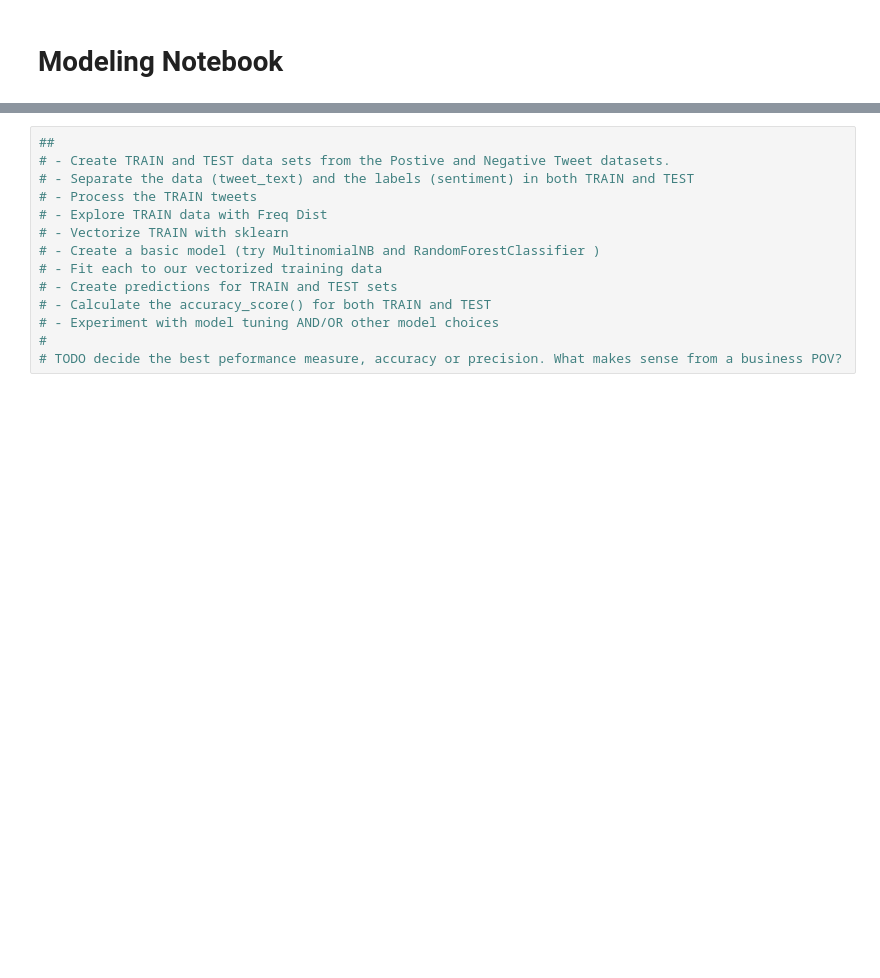
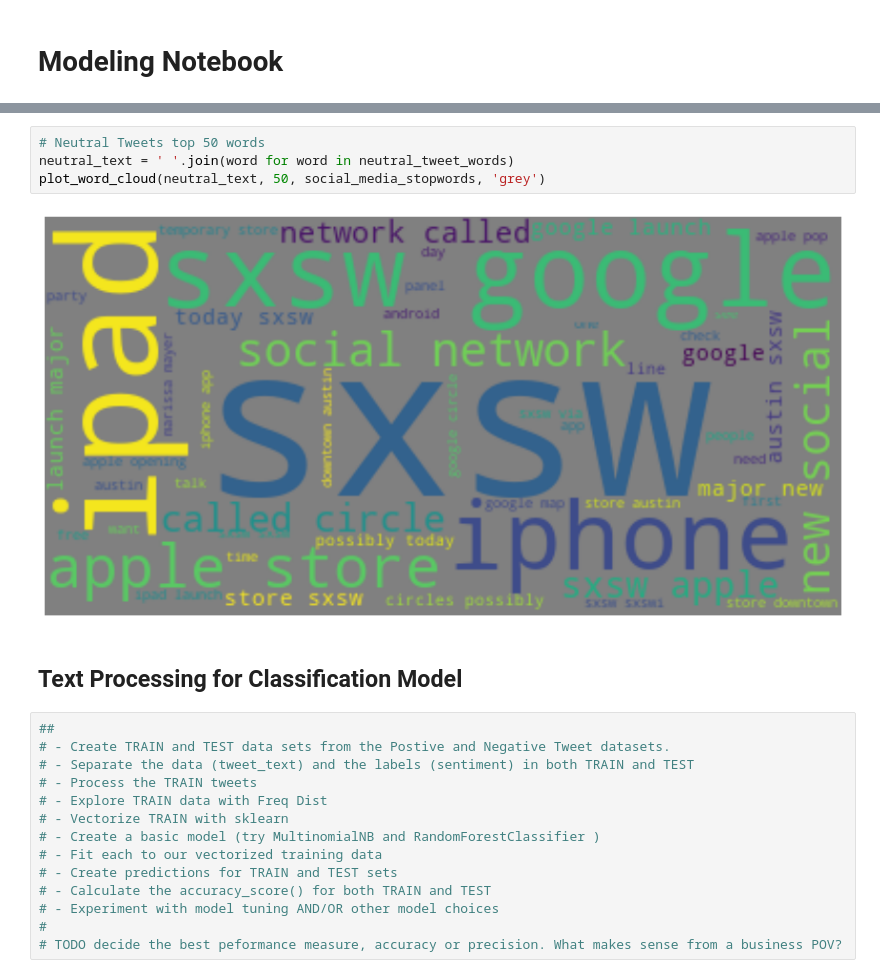
Before and after one commit to lspope/dsc-phase-4-project, a Jupyter notebook: notebooks/modeling.ipynb, the cells around one changed output, grey strips where cells are left out. Saved outputs shown, nothing was run; the diff lists cells and outputs as text; blank space fills up the shorter version.

Commit message:
model progress

```diff
--- a/notebooks/modeling.ipynb
+++ b/notebooks/modeling.ipynb
@@ -92,3 +169,11 @@ plt.show()
+# %%
+# Neutral Tweets top 50 words
+neutral_text = ' '.join(word for word in neutral_tweet_words)
+plot_word_cloud(neutral_text, 50, social_media_stopwords, 'grey')
+# %% [output]
+[figure, added]
+# %% [markdown]
+## Text Processing for Classification Model
 # %%
 ##
 # - Create TRAIN and TEST data sets from the Postive and Negative Tweet datasets.
```
Also changed, not shown: parts of 20 cells of this notebook, 11 other files.
